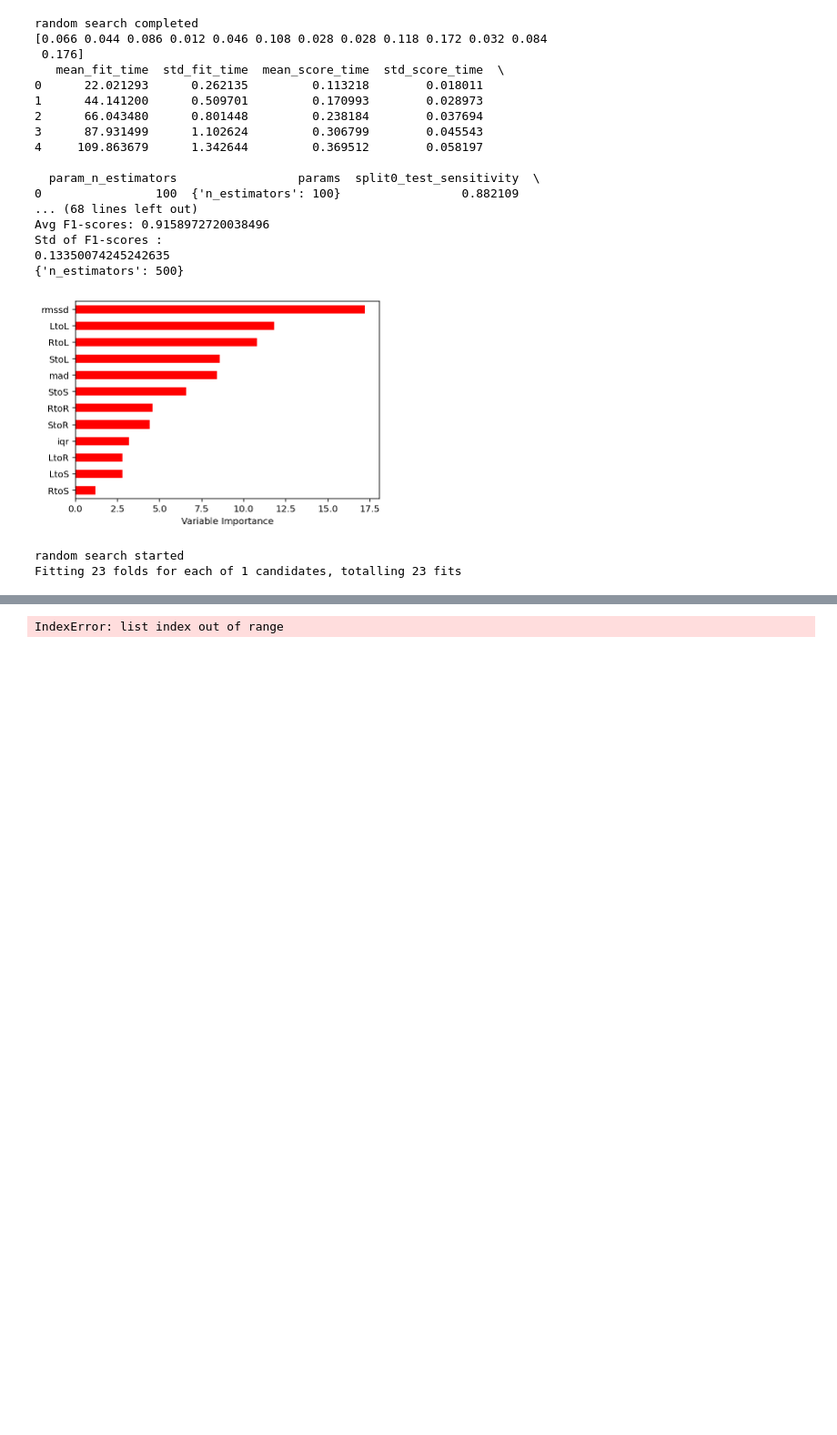
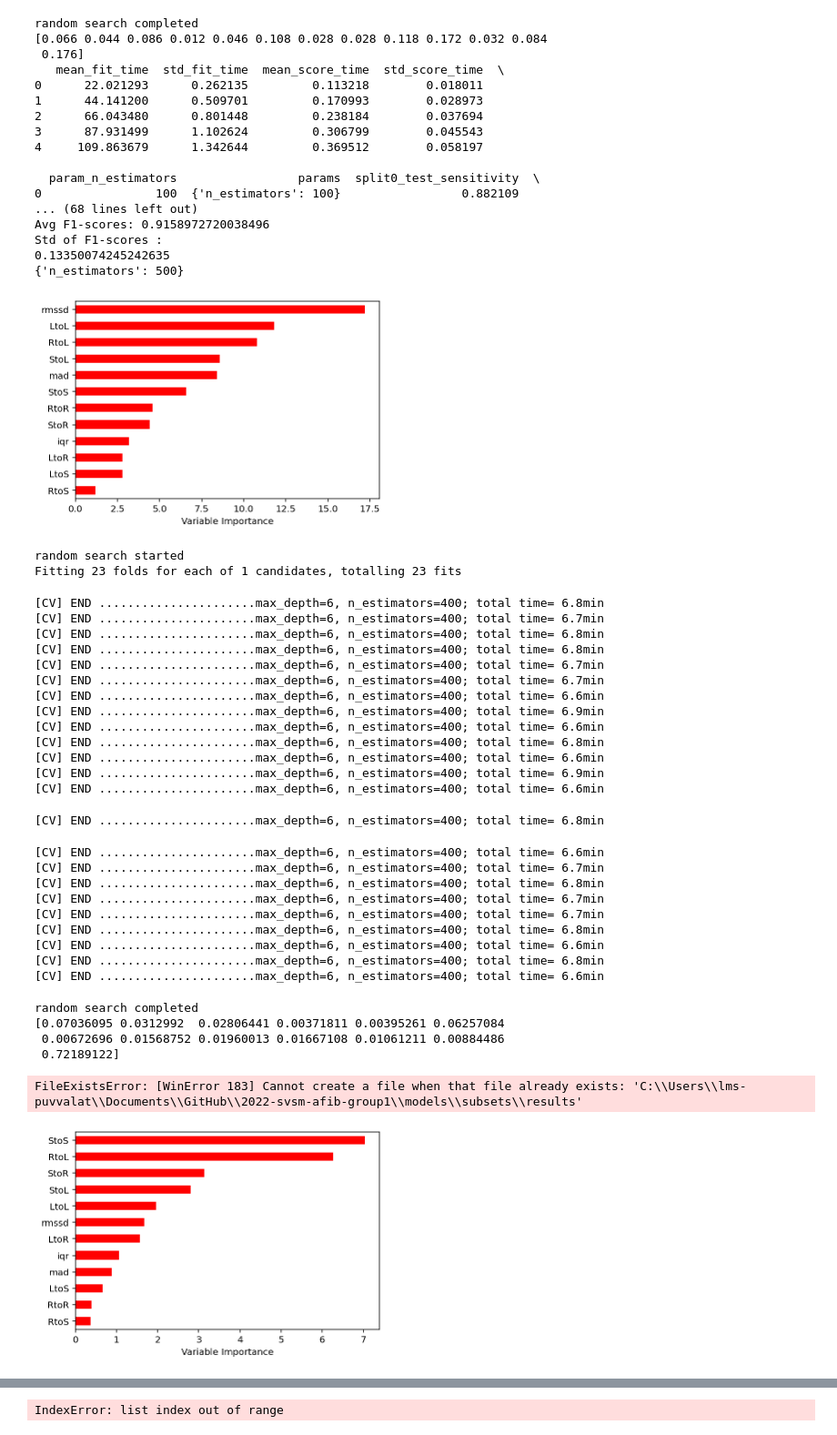
Before and after one commit to SVSM-AFib/2022-svsm-afib-group1, a Jupyter notebook: models/subsets/boosting_1.ipynb, the cells around one changed output, grey strips where cells are left out. Shown at 91% size. Cells and saved outputs as stored; diff of their text form; code cells hidden in the pictures; blank space fills up the shorter version.

Commit message:
first post-program commit
adding uncommitted changes from end of SVSM

```diff
--- a/models/subsets/boosting_1.ipynb
+++ b/models/subsets/boosting_1.ipynb
@@ -368,38 +368,67 @@ moving_accuracy['gradboost'] = []
 params = {
     #"max_depth": list(range(1, 11)),
     #"n_estimators": np.linspace(100, 300, 5).astype(int)
-    "max_depth": [9],
-    "n_estimators": [450]
+    "max_depth": [6],
+    "n_estimators": [400]
 }
 
 moving_acc = []
 
 print("random search started")
 randomsearch = RandomizedSearchCV(GradientBoostingClassifier(learning_rate = 0.1, random_state = 2),
                                     param_distributions=params, refit='accuracy', scoring=scorer, verbose=2, cv=splits, n_iter=5)
 randomsearch.fit(X, y)
 print("random search completed")
 
 moving_accuracy['gradboost'] = moving_acc[(randomsearch.best_index_)*23:(randomsearch.best_index_*23)+23]
 
 print(randomsearch.best_estimator_.feature_importances_)
 Importance = pd.DataFrame({'Importance':(randomsearch.best_estimator_.feature_importances_*100)[0:12]},
                       index = (X.columns)[0:12])
 Importance.sort_values(by = 'Importance',
                    axis = 0,
                    ascending = True).plot(kind = 'barh',
                                           color = 'r')
 plt.xlabel('Variable Importance')
 plt.gca().legend_ = None
 
 results = pd.DataFrame(randomsearch.cv_results_)
 os.mkdir(os.path.normpath(parent_path + '/models/subsets/results/'))
 results.to_csv(os.path.normpath(parent_path + '/models/subsets/results/gradboost_results.csv'))
 print(results)
 
 score_reporter(results.iloc[randomsearch.best_index_])
 
 print(randomsearch.best_params_)
 # %% [output]
 random search started
 Fitting 23 folds for each of 1 candidates, totalling 23 fits
+[CV] END ......................max_depth=6, n_estimators=400; total time= 6.8min
+[CV] END ......................max_depth=6, n_estimators=400; total time= 6.7min
+[CV] END ......................max_depth=6, n_estimators=400; total time= 6.8min
+[CV] END ......................max_depth=6, n_estimators=400; total time= 6.8min
+[CV] END ......................max_depth=6, n_estimators=400; total time= 6.7min
+[CV] END ......................max_depth=6, n_estimators=400; total time= 6.7min
+[CV] END ......................max_depth=6, n_estimators=400; total time= 6.6min
+[CV] END ......................max_depth=6, n_estimators=400; total time= 6.9min
+[CV] END ......................max_depth=6, n_estimators=400; total time= 6.6min
+[CV] END ......................max_depth=6, n_estimators=400; total time= 6.8min
+[CV] END ......................max_depth=6, n_estimators=400; total time= 6.6min
+[CV] END ......................max_depth=6, n_estimators=400; total time= 6.9min
+[CV] END ......................max_depth=6, n_estimators=400; total time= 6.6min
+[CV] END ......................max_depth=6, n_estimators=400; total time= 6.8min
+[CV] END ......................max_depth=6, n_estimators=400; total time= 6.6min
+[CV] END ......................max_depth=6, n_estimators=400; total time= 6.7min
+[CV] END ......................max_depth=6, n_estimators=400; total time= 6.8min
+[CV] END ......................max_depth=6, n_estimators=400; total time= 6.7min
+[CV] END ......................max_depth=6, n_estimators=400; total time= 6.7min
+[CV] END ......................max_depth=6, n_estimators=400; total time= 6.8min
+[CV] END ......................max_depth=6, n_estimators=400; total time= 6.6min
+[CV] END ......................max_depth=6, n_estimators=400; total time= 6.8min
+[CV] END ......................max_depth=6, n_estimators=400; total time= 6.6min
+random search completed
+[0.07036095 0.0312992  0.02806441 0.00371811 0.00395261 0.06257084
+ 0.00672696 0.01568752 0.01960013 0.01667108 0.01061211 0.00884486
+ 0.72189122]
+FileExistsError: [WinError 183] Cannot create a file when that file already exists: 'C:\\Users\\lms-puvvalat\\Documents\\GitHub\\2022-svsm-afib-group1\\models\\subsets\\results'
+[figure, added]
```
Also changed, not shown: parts of 1 cell of this notebook, 7 other files.
